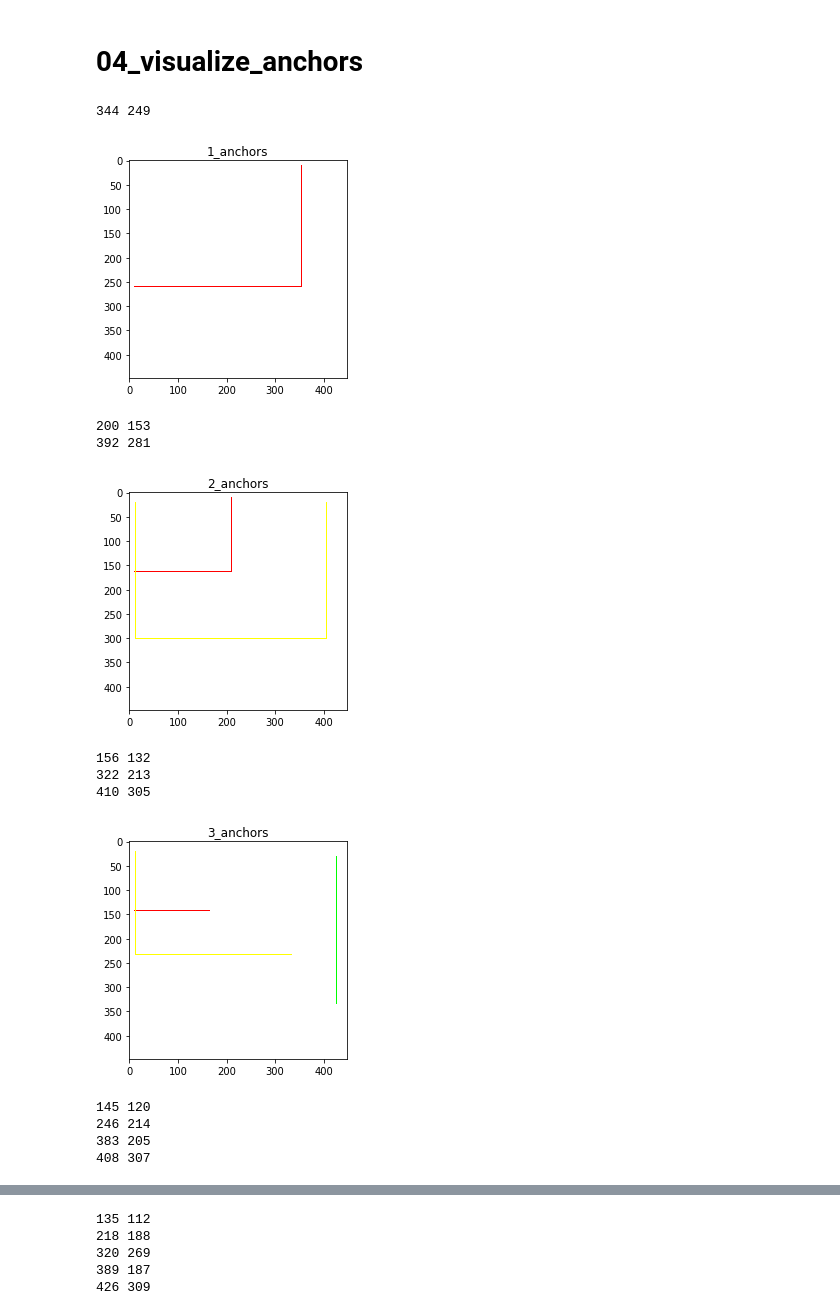
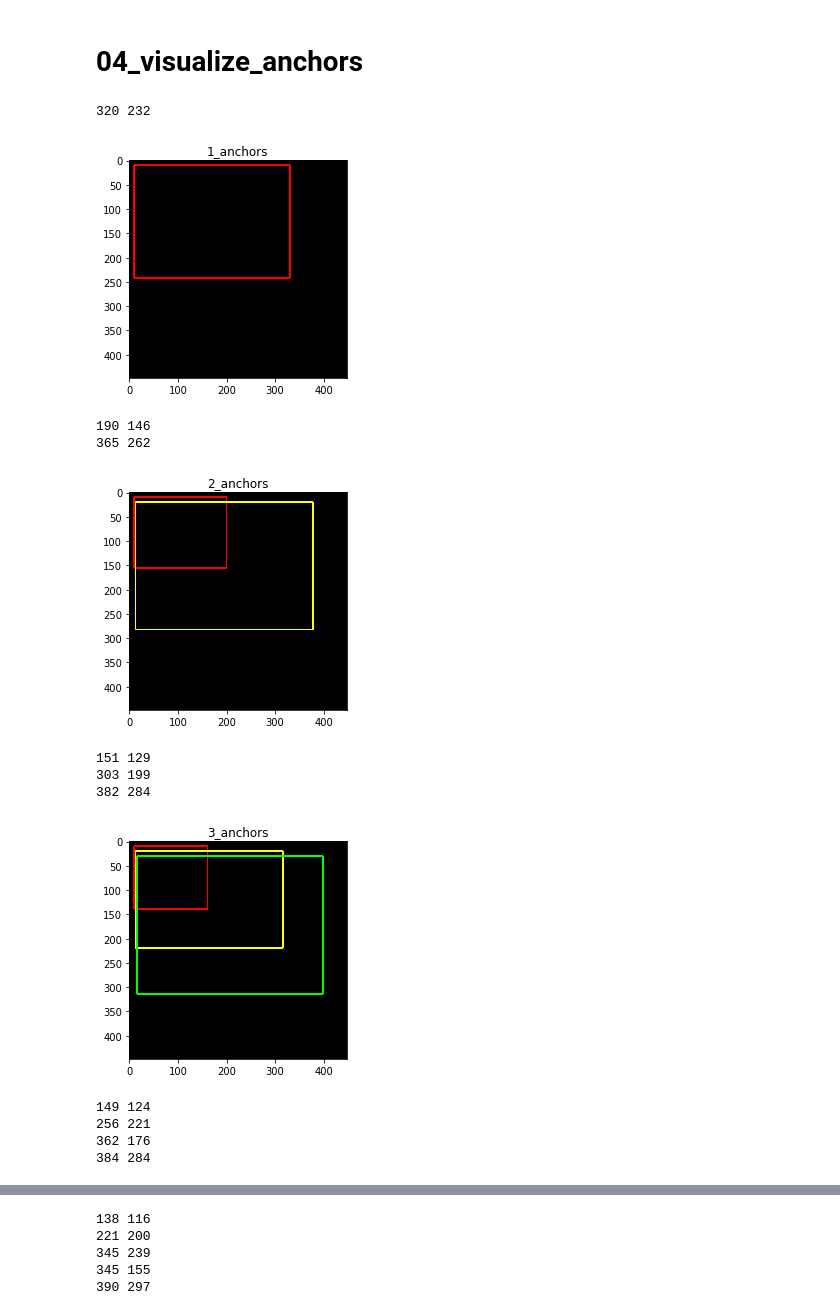
Before and after one commit to jianing-sun/Food-Detection-by-YOLOv2-with-Transfer-Learning, a Jupyter notebook: 04_visualize_anchors.ipynb, the cells around one changed output, grey strips where cells are left out. Saved outputs shown, nothing was run; the diff lists cells and outputs as text; code cells hidden in the pictures.

```diff
--- a/04_visualize_anchors.ipynb
+++ b/04_visualize_anchors.ipynb
@@ -12,13 +12,14 @@ def visualize(wh_in_mobilenet):
 
     colors = [(255, 0, 0), (255, 255, 0), (0, 255, 0), (0, 0, 255), (0, 255, 255), (55, 0, 0),
               (255, 55, 0), (0, 55, 0), (0, 0, 25), (0, 255, 55)]
+#     colors = (0, 0, 0)
 
-    anchor_path = dataset_disk + 'generated_anchors_mobilenet/'
+    anchor_path = dataset_disk + 'generated_anchors/'
     for i in range(1, 11):
         cv2.namedWindow('%d_anchors' % int(i))
         cv2.moveWindow('%d_anchors' % int(i), 100, 100)
         blank_image = np.zeros((wh_in_mobilenet[0], wh_in_mobilenet[1], 3), np.uint8)
-        blank_image += 255
+#         blank_image += 255
         anchor_txt = anchor_path + 'anchors_%d.txt' % int(i)
         anchors = []
         with open(anchor_txt, 'r') as f:
@@ -41,7 +42,7 @@ def visualize(wh_in_mobilenet):
             offset_x = 10 + i * stride_w
             offset_y = 10 + i * stride_h
 
-            cv2.rectangle(blank_image, (offset_x, offset_y), (offset_x + w, offset_y + h), colors[i])
+            cv2.rectangle(blank_image, (offset_x, offset_y), (offset_x + w, offset_y + h), colors[i], 2)
 
 #             cv2.imshow('%d_anchors' % int(i+1), blank_image)
             cv2.waitKey(1000)
@@ -54,19 +55,19 @@ def visualize(wh_in_mobilenet):
     print('Done!')
 # %%
 wn_in_mobilenet = [448, 448]
-dataset_disk = '/Volumes/JS/UECFOOD100_448/'
+dataset_disk = '/Volumes/JS/UECFOOD100_JS/'
 visualize(wn_in_mobilenet)
 # %% [output]
-344 249
+320 232
-[figure, old version]
+[figure, new version]
-200 153
-392 281
+190 146
+365 262
-[figure, old version]
+[figure, new version]
-156 132
-322 213
-410 305
+151 129
+303 199
+382 284
-[figure, old version]
+[figure, new version]
-145 120
-246 214
-383 205
-408 307
+149 124
+256 221
+362 176
+384 284
@@ -74,5 +75,5 @@ visualize(wn_in_mobilenet)
-135 112
-218 188
-320 269
-389 187
-426 309
+138 116
+221 200
+345 239
+345 155
+390 297
```
Also changed, not shown: parts of 1 cell of this notebook, 3 other files.
